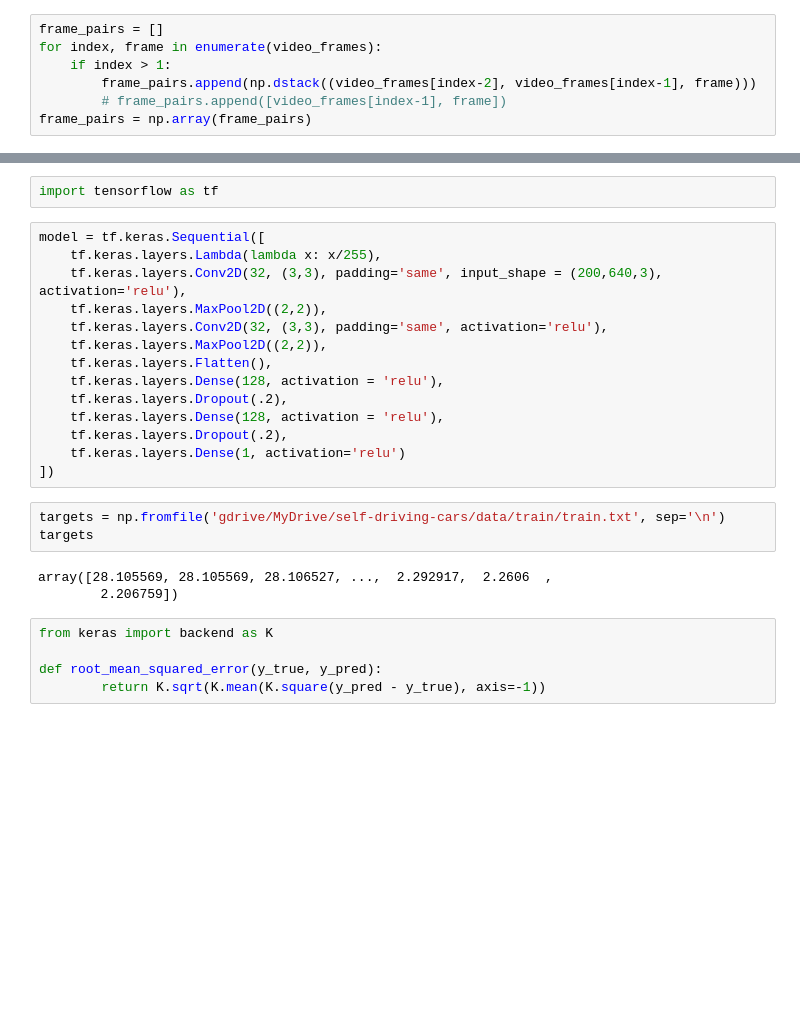
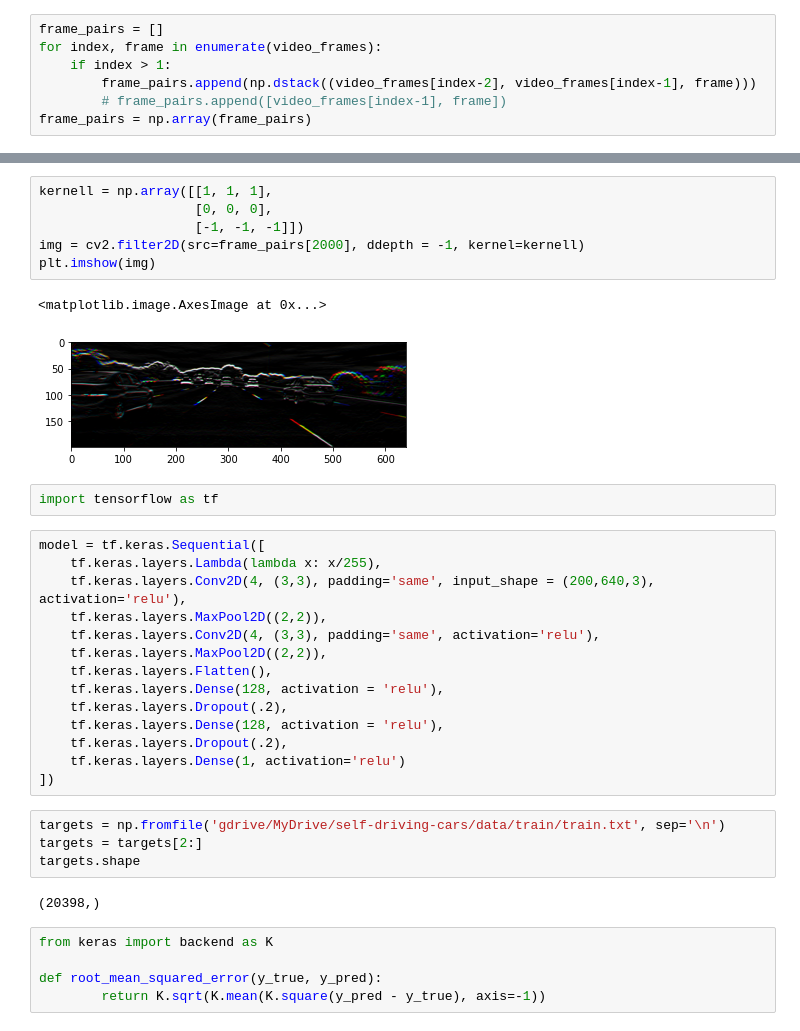
Before and after one commit to candiceevemiller/self-driving-cars, a Jupyter notebook: speedestimation.ipynb, the cells around one changed output, grey strips where cells are left out. Saved outputs shown, nothing was run; the diff lists cells and outputs as text; blank space fills up the shorter version.

```diff
--- a/speedestimation.ipynb
+++ b/speedestimation.ipynb
@@ -75,11 +79,20 @@ plt.imshow(frame_pairs[0])
+# %%
+kernell = np.array([[1, 1, 1],
+                    [0, 0, 0],
+                    [-1, -1, -1]])
+img = cv2.filter2D(src=frame_pairs[2000], ddepth = -1, kernel=kernell)
+plt.imshow(img)
+# %% [output]
+<matplotlib.image.AxesImage at 0x...>
+[figure, added]
 # %%
 import tensorflow as tf
 # %%
 model = tf.keras.Sequential([
     tf.keras.layers.Lambda(lambda x: x/255),
-    tf.keras.layers.Conv2D(32, (3,3), padding='same', input_shape = (200,640,3), activation='relu'),
+    tf.keras.layers.Conv2D(4, (3,3), padding='same', input_shape = (200,640,3), activation='relu'),
     tf.keras.layers.MaxPool2D((2,2)),
-    tf.keras.layers.Conv2D(32, (3,3), padding='same', activation='relu'),
+    tf.keras.layers.Conv2D(4, (3,3), padding='same', activation='relu'),
     tf.keras.layers.MaxPool2D((2,2)),
     tf.keras.layers.Flatten(),
     tf.keras.layers.Dense(128, activation = 'relu'),
@@ -90,10 +103,10 @@ model = tf.keras.Sequential([
 ])
 # %%
 targets = np.fromfile('gdrive/MyDrive/self-driving-cars/data/train/train.txt', sep='\n')
-targets
+targets = targets[2:]
+targets.shape
 # %% [output]
-array([28.105569, 28.105569, 28.106527, ...,  2.292917,  2.2606  ,
-        2.206759])
+(20398,)
 # %%
 from keras import backend as K
 
```
Also changed, not shown: parts of 3 cells of this notebook.
